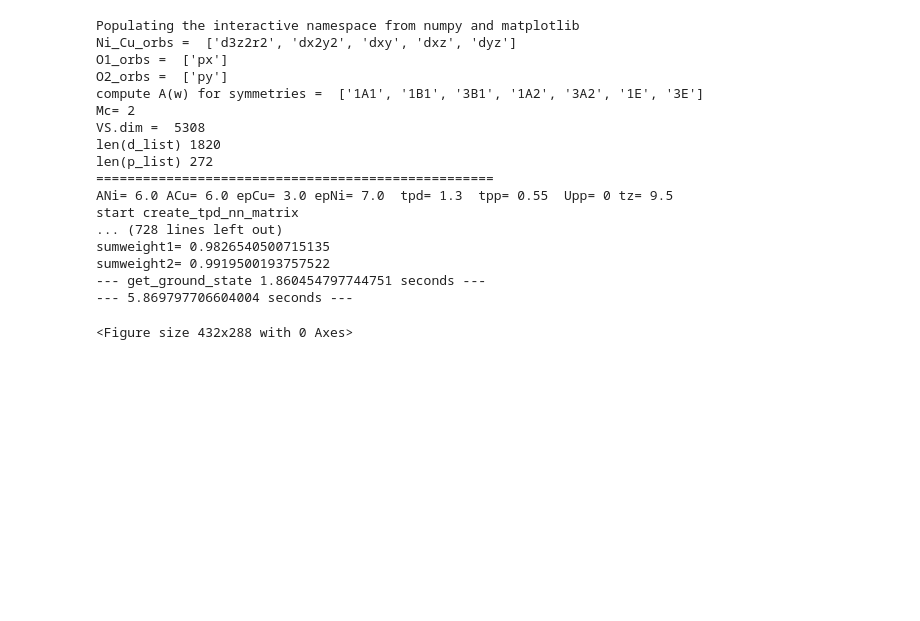
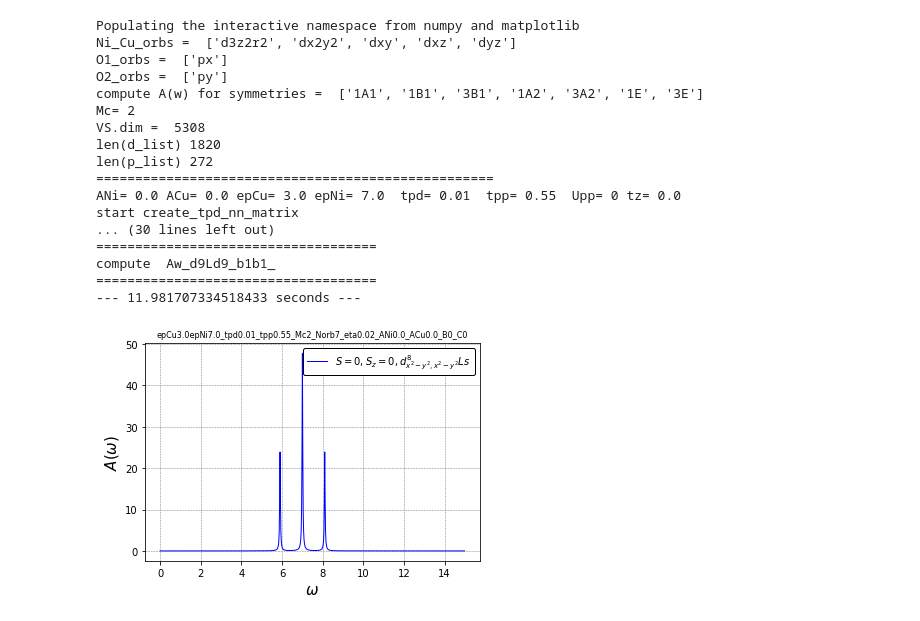
Before and after one commit to qinchenye/3-hole, a Jupyter notebook: compute_Aw_3hole.ipynb, the cells around one changed output. Cells and saved outputs as stored; diff of their text form; code cells hidden in the pictures; blank space fills up the shorter version.

```diff
--- a/compute_Aw_3hole.ipynb
+++ b/compute_Aw_3hole.ipynb
@@ -100,13 +100,13 @@ def compute_Aw_main(ANi,ACu,epCu,epNi,tpd,tpp,tz,pds,pdp,pps,ppp,Upp,\
 #             # compute d8
 #             fig.compute_Aw_d8_sym(H, VS, d_double, S_val, Sz_val, AorB_sym, A, w_vals, "Aw_d8_sym_", fname)
 
-            # compute d9Ld9
-#             d9Ld9_a1b1_state_indices, d9Ld9_a1b1_state_labels, d9Ld9_b1a1_state_indices, d9Ld9_b1a1_state_labels, \
-#             d9Ld9_a1a1_state_indices, d9Ld9_a1a1_state_labels, d9Ld9_b1b1_state_indices, d9Ld9_b1b1_state_labels \
-#                     = getstate.get_d9Ld9_state_indices(VS,d_double,S_val, Sz_val)
-#             fig.compute_Aw1(H, VS, w_vals, d9Ld9_a1b1_state_indices, d9Ld9_a1b1_state_labels, "Aw_d9Ld9_a1b1_", fname)
-#             fig.compute_Aw1(H, VS, w_vals, d9Ld9_a1a1_state_indices, d9Ld9_a1a1_state_labels, "Aw_d9Ld9_a1a1_", fname)
-#             fig.compute_Aw1(H, VS, w_vals, d9Ld9_b1b1_state_indices, d9Ld9_b1b1_state_labels, "Aw_d9Ld9_b1b1_", fname)
+#             compute d9Ld9
+            d9Ld9_a1b1_state_indices, d9Ld9_a1b1_state_labels, d9Ld9_b1a1_state_indices, d9Ld9_b1a1_state_labels, \
+            d9Ld9_a1a1_state_indices, d9Ld9_a1a1_state_labels, d9Ld9_b1b1_state_indices, d9Ld9_b1b1_state_labels \
+                    = getstate.get_d9Ld9_state_indices(VS,d_double,S_val, Sz_val)
+            fig.compute_Aw1(H, VS, w_vals, d9Ld9_a1b1_state_indices, d9Ld9_a1b1_state_labels, "Aw_d9Ld9_a1b1_", fname)
+            fig.compute_Aw1(H, VS, w_vals, d9Ld9_a1a1_state_indices, d9Ld9_a1a1_state_labels, "Aw_d9Ld9_a1a1_", fname)
+            fig.compute_Aw1(H, VS, w_vals, d9Ld9_b1b1_state_indices, d9Ld9_b1b1_state_labels, "Aw_d9Ld9_b1b1_", fname)
 
 # #             # compute d9d9L
 #             d9d9L_a1b1_state_indices, d9d9L_a1b1_state_labels, d9d9L_b1a1_state_indices, d9d9L_b1a1_state_labels, \
@@ -160,7 +160,7 @@ def compute_Aw_main(ANi,ACu,epCu,epNi,tpd,tpp,tz,pds,pdp,pps,ppp,Upp,\
 #             fig.compute_Aw1(H, VS, w_vals, d8d9_a1a1b1_state_indices, d8d9_a1a1b1_state_labels, "Aw_d8d9_a1a1b1_", fname)
 
 
-            fig.compute_Aw_d8d9_sym(H, VS, d_double, S_val, Sz_val, AorB_sym, ANi, w_vals, "Aw_d8d9_sym_", fname)
+#             fig.compute_Aw_d8d9_sym(H, VS, d_double, S_val, Sz_val, AorB_sym, ANi, w_vals, "Aw_d8d9_sym_", fname)
 ##########################################################################
 if __name__ == '__main__':
     Mc  = pam.Mc
@@ -222,37 +222,37 @@ if __name__ == '__main__':
             for ii in range(0,len(pam.pdps)):
                 pds = pam.pdss[ii]
                 pdp = pam.pdps[ii]
                 for epCu in pam.epCus:
                     for epNi in pam.epNis:
                         for ANi in pam.ANis:
                             for ACu in pam.ACus:
     #                         util.get_atomic_d8_energy(ANi,B,C)
                                 for Upp in pam.Upps:
                                     print ('===================================================')
                                     print ('ANi=',ANi, 'ACu=',ACu,'epCu=',epCu, 'epNi=',epNi,' pds=',pds,\
                                            ' pdp=',pdp,' pps=',pps,' ppp=',ppp,' Upp=',Upp,'tz=',tz)
                                     compute_Aw_main(ANi,ACu,epCu,epNi,0,0,tz,pds,pdp,pps,ppp,Upp,\
                                                     d_double,p_double,double_part, idx, hole3_part, U, \
                                                     S_val, Sz_val, AorB_sym)
 
 
     print("--- %s seconds ---" % (time.time() - start_time))
 # %% [output]
 Populating the interactive namespace from numpy and matplotlib
 Ni_Cu_orbs =  ['d3z2r2', 'dx2y2', 'dxy', 'dxz', 'dyz']
 O1_orbs =  ['px']
 O2_orbs =  ['py']
 compute A(w) for symmetries =  ['1A1', '1B1', '3B1', '1A2', '3A2', '1E', '3E']
 Mc= 2
 VS.dim =  5308
 len(d_list) 1820
 len(p_list) 272
 ===================================================
-ANi= 6.0 ACu= 6.0 epCu= 3.0 epNi= 7.0  tpd= 1.3  tpp= 0.55  Upp= 0 tz= 9.5
+ANi= 0.0 ACu= 0.0 epCu= 3.0 epNi= 7.0  tpd= 0.01  tpp= 0.55  Upp= 0 tz= 0.0
 start create_tpd_nn_matrix
-... (728 lines left out)
-sumweight1= 0.9826540500715135
-sumweight2= 0.9919500193757522
---- get_ground_state 1.860454797744751 seconds ---
---- 5.869797706604004 seconds ---
+... (30 lines left out)
+====================================
+compute  Aw_d9Ld9_b1b1_
+====================================
+--- 11.981707334518433 seconds ---
-<Figure size 432x288 with 0 Axes>
+[figure, added]
```
Also changed, not shown: 4 other files.
